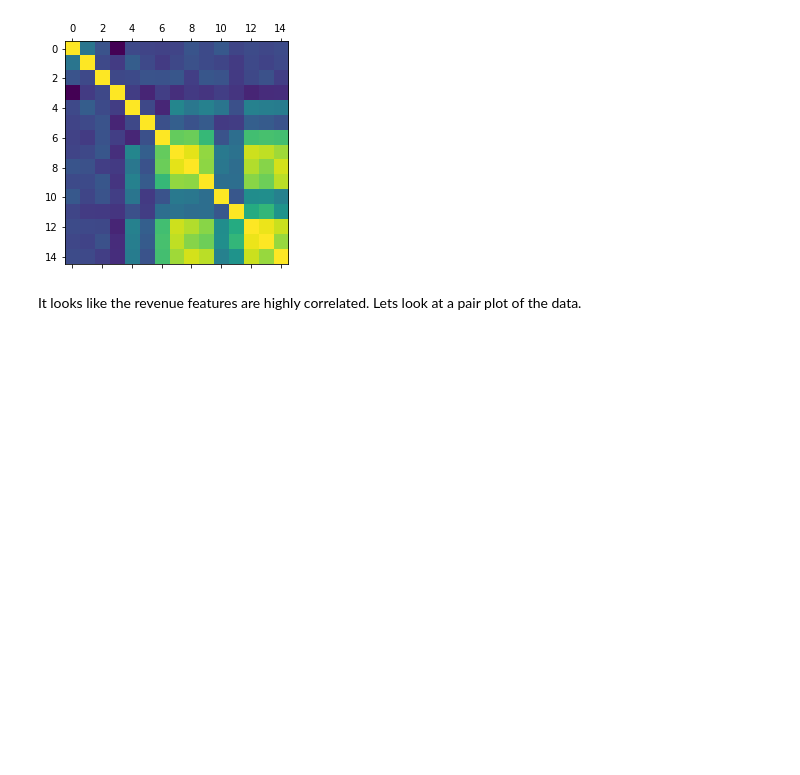
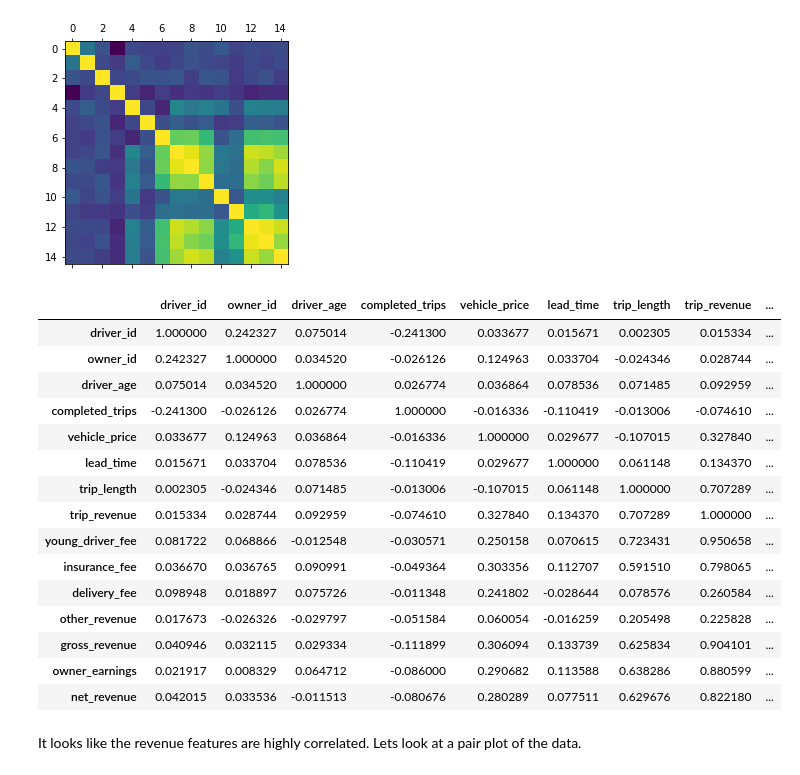
Before and after one commit to kpeterso/SVB, a Jupyter notebook: SVB Get Around Analysis.ipynb, the cells around one changed output. Drawn from its saved outputs; the diff is of its cells as text; code cells hidden in the pictures; blank space fills up the shorter version.

```diff
--- a/SVB Get Around Analysis.ipynb
+++ b/SVB Get Around Analysis.ipynb
@@ -44,5 +67,24 @@ plt.matshow(df.corr())
 # %% [output]
 <matplotlib.image.AxesImage at 0x...>
 [figure]
+# %%
+df.corr()
+# %% [output]
+|  | driver_id | owner_id | driver_age | completed_trips | vehicle_price | lead_time | trip_length | trip_revenue | ... |
+| driver_id | 1.000000 | 0.242327 | 0.075014 | -0.241300 | 0.033677 | 0.015671 | 0.002305 | 0.015334 | ... |
+| owner_id | 0.242327 | 1.000000 | 0.034520 | -0.026126 | 0.124963 | 0.033704 | -0.024346 | 0.028744 | ... |
+| driver_age | 0.075014 | 0.034520 | 1.000000 | 0.026774 | 0.036864 | 0.078536 | 0.071485 | 0.092959 | ... |
+| completed_trips | -0.241300 | -0.026126 | 0.026774 | 1.000000 | -0.016336 | -0.110419 | -0.013006 | -0.074610 | ... |
+| vehicle_price | 0.033677 | 0.124963 | 0.036864 | -0.016336 | 1.000000 | 0.029677 | -0.107015 | 0.327840 | ... |
+| lead_time | 0.015671 | 0.033704 | 0.078536 | -0.110419 | 0.029677 | 1.000000 | 0.061148 | 0.134370 | ... |
+| trip_length | 0.002305 | -0.024346 | 0.071485 | -0.013006 | -0.107015 | 0.061148 | 1.000000 | 0.707289 | ... |
+| trip_revenue | 0.015334 | 0.028744 | 0.092959 | -0.074610 | 0.327840 | 0.134370 | 0.707289 | 1.000000 | ... |
+| young_driver_fee | 0.081722 | 0.068866 | -0.012548 | -0.030571 | 0.250158 | 0.070615 | 0.723431 | 0.950658 | ... |
+| insurance_fee | 0.036670 | 0.036765 | 0.090991 | -0.049364 | 0.303356 | 0.112707 | 0.591510 | 0.798065 | ... |
+| delivery_fee | 0.098948 | 0.018897 | 0.075726 | -0.011348 | 0.241802 | -0.028644 | 0.078576 | 0.260584 | ... |
+| other_revenue | 0.017673 | -0.026326 | -0.029797 | -0.051584 | 0.060054 | -0.016259 | 0.205498 | 0.225828 | ... |
+| gross_revenue | 0.040946 | 0.032115 | 0.029334 | -0.111899 | 0.306094 | 0.133739 | 0.625834 | 0.904101 | ... |
+| owner_earnings | 0.021917 | 0.008329 | 0.064712 | -0.086000 | 0.290682 | 0.113588 | 0.638286 | 0.880599 | ... |
+| net_revenue | 0.042015 | 0.033536 | -0.011513 | -0.080676 | 0.280289 | 0.077511 | 0.629676 | 0.822180 | ... |
 # %% [markdown]
 It looks like the revenue features are highly correlated. Lets look at a pair plot of the data.
```
Also changed, not shown: parts of 20 cells of this notebook.
